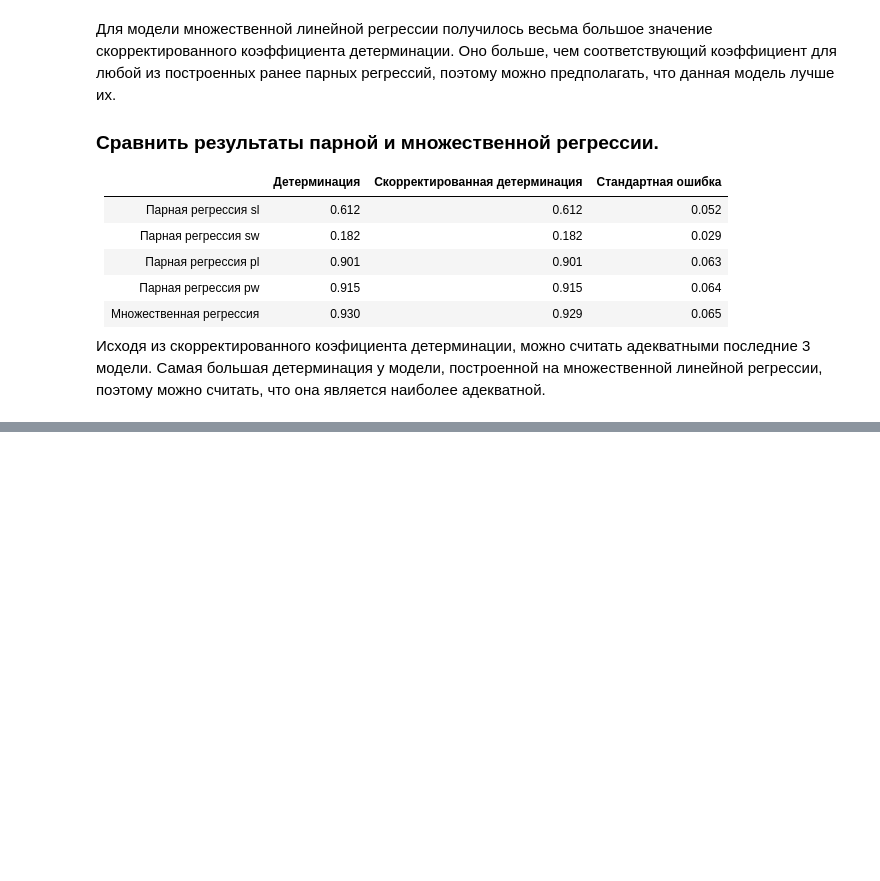
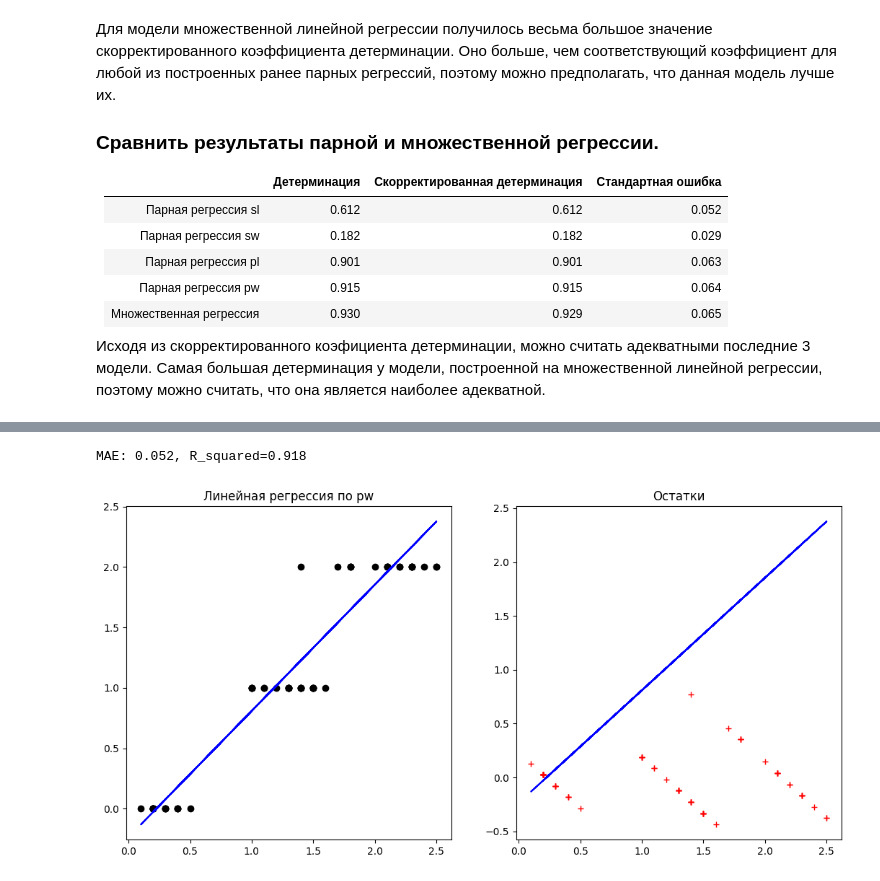
Before and after one commit to ZOaZOaZoa/IAD_lab01, a Jupyter notebook: lab01.ipynb, the cells around one changed output, grey strips where cells are left out. Saved outputs shown, nothing was run; the diff lists cells and outputs as text; code cells hidden in the pictures; blank space fills up the shorter version.

```diff
--- a/lab01.ipynb
+++ b/lab01.ipynb
@@ -329,0 +373,37 @@ sl: 1.228       sw: 0.282       pl: 1.073       pw: 1.510
+# %%
+from sklearn.model_selection import train_test_split
+
+train, test = train_test_split(iris_pd, test_size=0.4)
+
+column_train = 'pw'
+test_y = test['target'].values.reshape(-1, 1)
+train_y = train['target'].values.reshape(-1, 1)
+train_x = train[column_train].values.reshape(-1, 1)
+test_x = test[column_train].values.reshape(-1, 1)
+
+regr = linear_model.LinearRegression()
+regr.fit(train_x, train_y)
+
+test_pred = regr.predict(test_x)
+test_residues = (test_y - test_pred).reshape(-1)
+test_MAE = (test_residues **  2).mean()
+test_Q = test_y.var()*len(test_y)
+test_Qres = np.dot(test_residues, test_residues)
+test_R_squared = 1 - test_Qres/test_Q
+
+print(f'MAE: {test_MAE:.3f}, R_squared={test_R_squared:.3f}')
+
+plt.figure(figsize=(12.8,6))
+plt.subplot(1, 2, 1)
+plt.title(f'Линейная регрессия по {column_train}')
+plt.plot(test_x, test_y, 'ko')
+plt.plot(test_x, test_pred, color='blue')
+
+plt.subplot(1, 2, 2)
+plt.title(f'Остатки')
+plt.plot(test_x, test_pred, color='blue')
+plt.plot(test_x, test_residues, 'r+')
+plt.show()
+# %% [output]
+MAE: 0.052, R_squared=0.918
+[figure, added]
```
Also changed, not shown: parts of 11 cells of this notebook, 1 other file.
